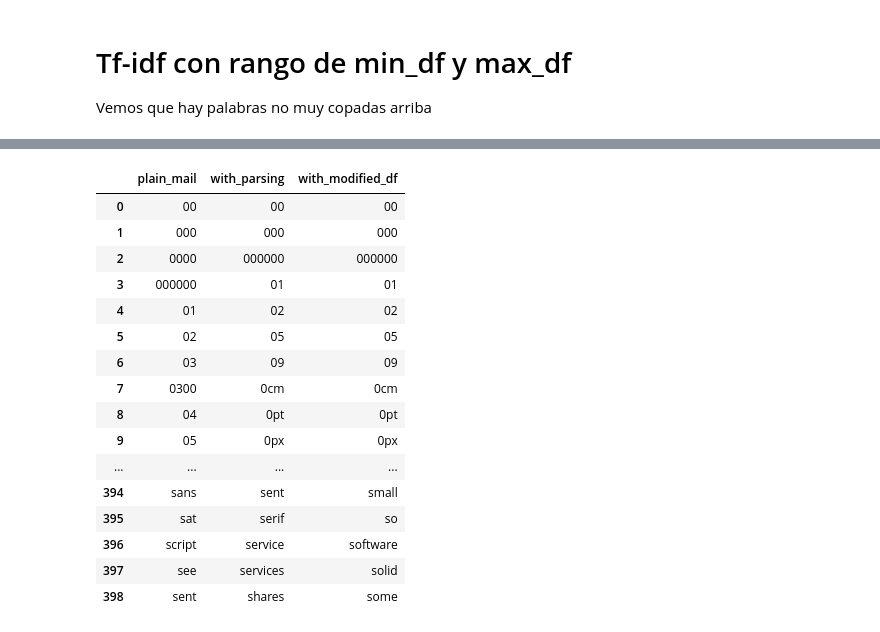
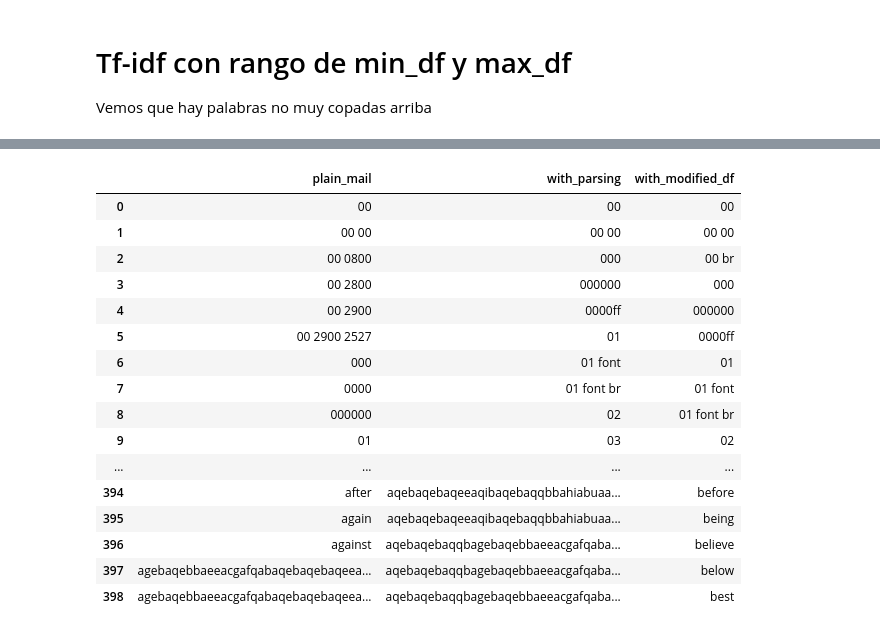
Before and after one commit to finiteautomata/tp-aa, a Jupyter notebook: notebooks/tf_idf.ipynb, the cells around one changed output, grey strips where cells are left out. Cells and saved outputs as stored; diff of their text form; code cells hidden in the pictures.

```diff
--- a/notebooks/tf_idf.ipynb
+++ b/notebooks/tf_idf.ipynb
@@ -18,13 +18,18 @@ from data_builder import load_test_data, load_dev_data, load_small_dev_data
 df, target = load_small_dev_data()
 
 best_words = pd.DataFrame()
+
+options = {
+    'max_features' : 2000,
+    'ngram_range'  : (1, 3),
+}
 # %% [markdown]
 # Tf-idf sobre texto plano del mail
 
 Hagamos tf-idf sobre el texto plano del mail a ver qué queda.
 # %%
 
-transformer = TfidfVectorizer(max_features=500).fit(df.text)
+transformer = TfidfVectorizer(**options).fit(df.text)
 
 X_train_tf = transformer.transform(df.text)
 print X_train_tf.shape
@@ -51,7 +56,7 @@ print df.payload[:5]
 Name: payload, dtype: object
 # %%
 
-transformer = TfidfVectorizer(max_features=500).fit(df.payload)
+transformer = TfidfVectorizer(**options).fit(df.payload)
 
 X_train_tf = transformer.transform(df.payload)
 
@@ -84,7 +67,7 @@ dict(zip(transformer.get_feature_names(), transformer.idf_))
 Vemos que hay palabras no muy copadas arriba
 # %%
 
-transformer = TfidfVectorizer(max_features=500, min_df=0.001, max_df=0.8).fit(df.payload)
+transformer = TfidfVectorizer(min_df=0.001, max_df=0.8, **options).fit(df.payload)
 
 X_train_tf = transformer.transform(df.payload)
 
@@ -112,22 +75,22 @@ transformer.stop_words_
 # %%
 
-pd.set_option('display.max_rows', 500)
+pd.set_option('display.max_rows', best_words.shape[0])
 best_words
 # %% [output]
 |  | plain_mail | with_parsing | with_modified_df |
 | 0 | 00 | 00 | 00 |
-| 1 | 000 | 000 | 000 |
-| 2 | 0000 | 000000 | 000000 |
-| 3 | 000000 | 01 | 01 |
-| 4 | 01 | 02 | 02 |
-| 5 | 02 | 05 | 05 |
-| 6 | 03 | 09 | 09 |
-| 7 | 0300 | 0cm | 0cm |
-| 8 | 04 | 0pt | 0pt |
-| 9 | 05 | 0px | 0px |
+| 1 | 00 00 | 00 00 | 00 00 |
+| 2 | 00 0800 | 000 | 00 br |
+| 3 | 00 2800 | 000000 | 000 |
+| 4 | 00 2900 | 0000ff | 000000 |
+| 5 | 00 2900 2527 | 01 | 0000ff |
+| 6 | 000 | 01 font | 01 |
+| 7 | 0000 | 01 font br | 01 font |
+| 8 | 000000 | 02 | 01 font br |
+| 9 | 01 | 03 | 02 |
 | ... | ... | ... | ... |
-| 394 | sans | sent | small |
-| 395 | sat | serif | so |
-| 396 | script | service | software |
-| 397 | see | services | solid |
-| 398 | sent | shares | some |
+| 394 | after | aqebaqebaqeeaqibaqebaqqbbahiabuaa... | before |
+| 395 | again | aqebaqebaqeeaqibaqebaqqbbahiabuaa... | being |
+| 396 | against | aqebaqebaqqbagebaqebbaeeacgafqaba... | believe |
+| 397 | agebaqebbaeeacgafqabaqebaqebaqeea... | aqebaqebaqqbagebaqebbaeeacgafqaba... | below |
+| 398 | agebaqebbaeeacgafqabaqebaqebaqeea... | aqebaqebaqqbagebaqebbaeeacgafqaba... | best |
```
Also changed, not shown: parts of 4 cells of this notebook.
